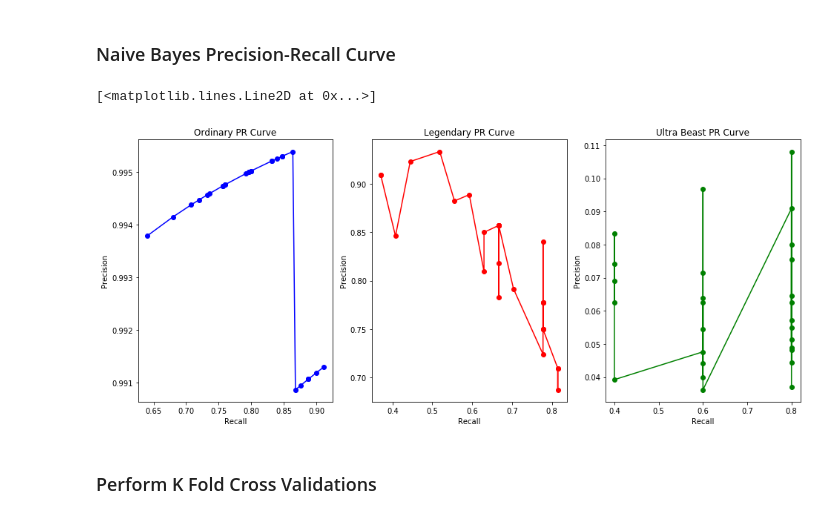
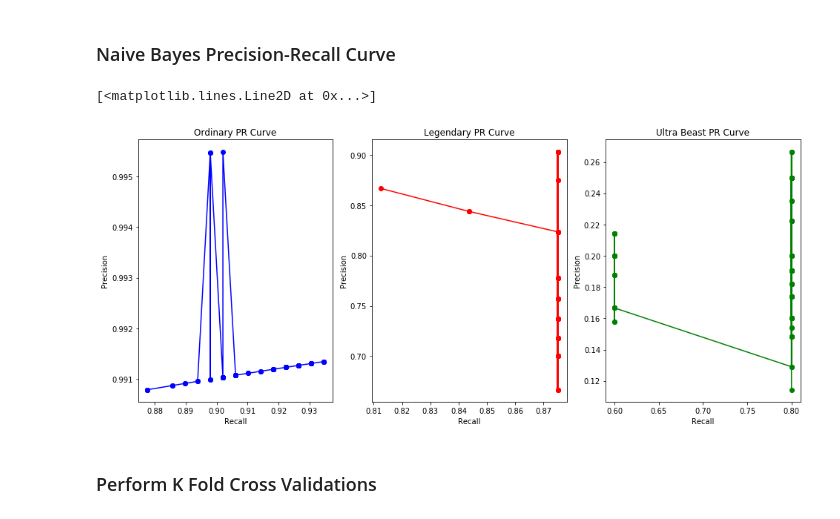
Before and after one commit to pandabytes/PokemonDatamining, a Jupyter notebook: predictors/Pokemon.ipynb, the cells around one changed output. Cells and saved outputs as stored; diff of their text form; code cells hidden in the pictures.

Commit message:
Add comment to crawler files and clean up jupyter
* Change the implementation of how to generate probability thresholds
(incomplete)

```diff
--- a/predictors/Pokemon.ipynb
+++ b/predictors/Pokemon.ipynb
@@ -236,13 +243,15 @@ ut.foo(dtPred, Labels)
+# %%
+dtThresholds = ut.generateThresholds(0.1, 0.9, 9, Labels)
 # %%
-precisions = []
-recalls = []
-for t in thresholds:
+dtPrecisions = []
+dtRecalls = []
+for t in dtThresholds:
     model = dt.DecisionTree(Target, maxDepth=3, probThresholds=t)
     model.train(training, quiet=True)
-    pred = model.classify(test.drop([target], axis=1))
+    pred = model.classify(test.drop([Target], axis=1))
     matrix = ut.buildConfusionMatrix(pred["Prediction"], test[Target], Labels)
     precision, recall = ut.getPrecisionsAndRecalls(matrix, Labels)
 
-    precisions.append(precision)
-    recalls.append(recall)
+    dtPrecisions.append(precision)
+    dtRecalls.append(recall)
 # %%
@@ -380,44 +416,45 @@ nbRecalls = []
 for t in nbThresholds:
     model = nb.NaiveBayes(Target, Labels, probThresholds=t)
     model.train(training, quiet=True)
-    pred = model.classify(test.drop([Target], axis=1))
+    pred = model.classify(test.drop([Target], axis=1), quiet=True)
     matrix = ut.buildConfusionMatrix(pred["Prediction"], test[Target], Labels)
     precision, recall = ut.getPrecisionsAndRecalls(matrix, Labels)
 
     nbPrecisions.append(precision)
     nbRecalls.append(recall)
 # %%
-nbOrdiPr = []
-nbLgPr = []
-nbUbPr = []
+nbOrdinaryPr = []
+nbLegendaryPr = []
+nbUltraBeastPr = []
 for p, r in zip(nbPrecisions, nbRecalls):
-    nbOrdiPr.append((r["Ordinary"], p["Ordinary"]))
-    nbLgPr.append((r["Legendary"], p["Legendary"]))
-    nbUbPr.append((r["Ultra Beast"], p["Ultra Beast"]))
+    nbOrdinaryPr.append((r["Ordinary"], p["Ordinary"]))
+    nbLegendaryPr.append((r["Legendary"], p["Legendary"]))
+    nbUltraBeastPr.append((r["Ultra Beast"], p["Ultra Beast"]))
 
-nbOrdiPr.sort(key=lambda x: x[0])
-nbLgPr.sort(key=lambda x: x[0])
-nbUbPr.sort(key=lambda x: x[0])
+# Sort by recall. (recall, precision)
+nbOrdinaryPr.sort(key=lambda x: x[0])
+nbLegendaryPr.sort(key=lambda x: x[0])
+nbUltraBeastPr.sort(key=lambda x: x[0])
 # %%
 figure, axes = plt.subplots(nrows=1, ncols=3, figsize=(16,6.5))
 
 axes[0].set_title("Ordinary PR Curve")
 axes[0].set_xlabel("Recall")
 axes[0].set_ylabel("Precision")
-axes[0].plot([i[0] for i in nbOrdiPr], [i[1] for i in nbOrdiPr], 'bo-')
+axes[0].plot([i[0] for i in nbOrdinaryPr], [i[1] for i in nbOrdinaryPr], 'bo-')
 
 axes[1].set_title("Legendary PR Curve")
 axes[1].set_xlabel("Recall")
 axes[1].set_ylabel("Precision")
-axes[1].plot([i[0] for i in nbLgPr], [i[1] for i in nbLgPr], 'ro-')
+axes[1].plot([i[0] for i in nbLegendaryPr], [i[1] for i in nbLegendaryPr], 'ro-')
 
 axes[2].set_title("Ultra Beast PR Curve")
 axes[2].set_xlabel("Recall")
 axes[2].set_ylabel("Precision")
-axes[2].plot([i[0] for i in nbUbPr], [i[1] for i in nbUbPr], 'go-')
+axes[2].plot([i[0] for i in nbUltraBeastPr], [i[1] for i in nbUltraBeastPr], 'go-')
 # %% [output]
 [<matplotlib.lines.Line2D at 0x...>]
-[figure, old version]
+[figure, new version]
 # %% [markdown]
 ### Perform K Fold Cross Validations
 # %%
```
Also changed, not shown: parts of 46 cells of this notebook, 5 other files.
